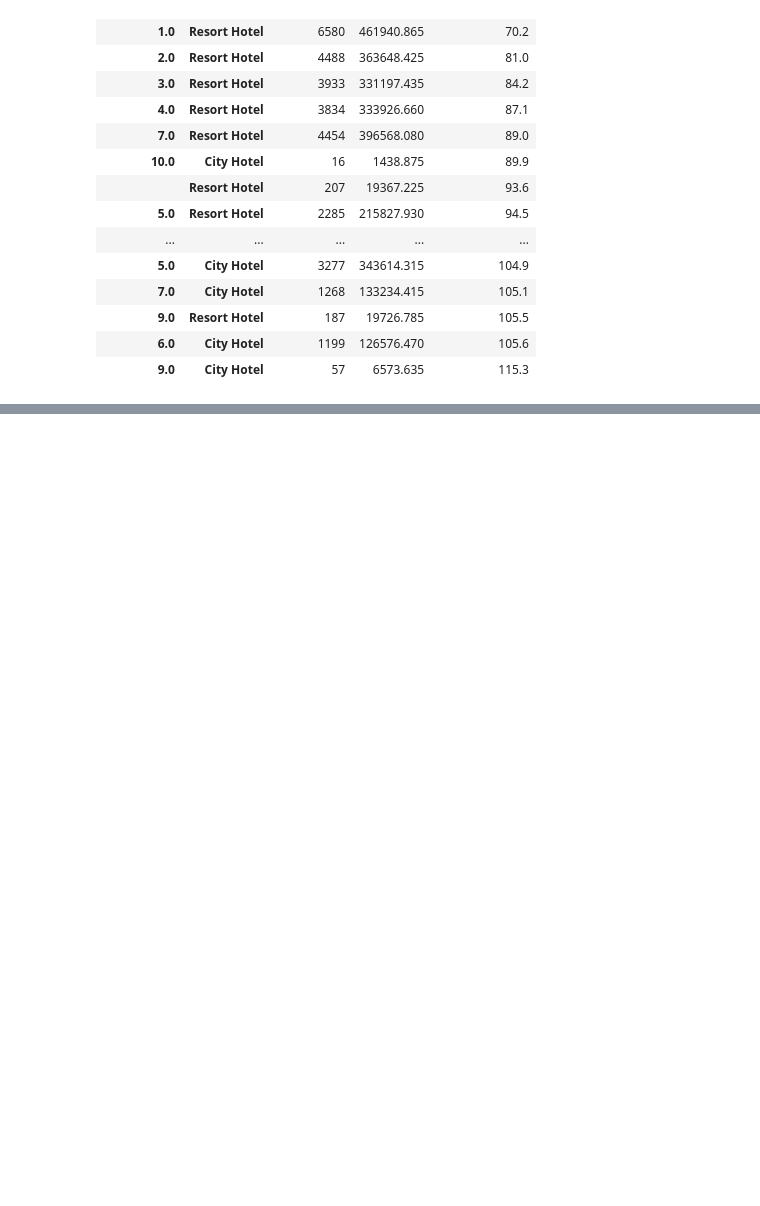
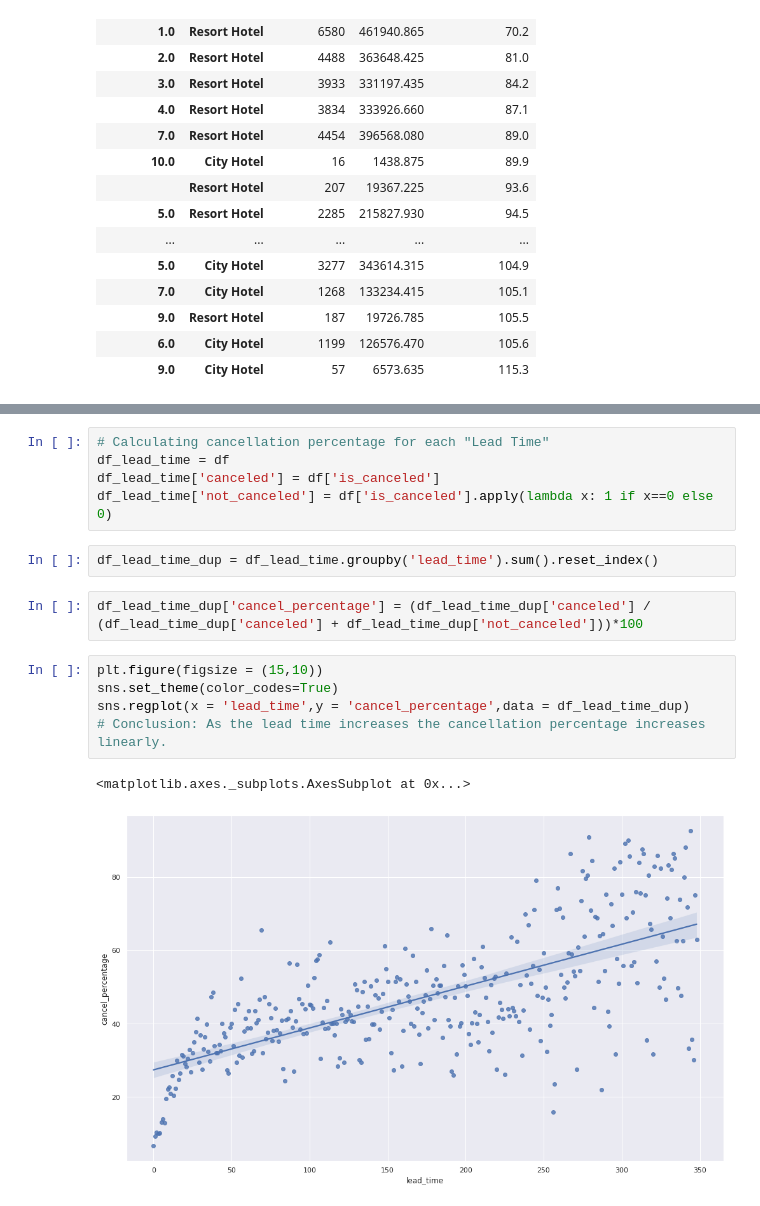
Before and after one commit to SethupathyM/EDA---Capstone-Project, a Jupyter notebook: Hotel_Booking_Capstone_Project.ipynb, the cells around one changed output, grey strips where cells are left out. Drawn from its saved outputs; the diff is of its cells as text; blank space fills up the shorter version.

```diff
--- a/Hotel_Booking_Capstone_Project.ipynb
+++ b/Hotel_Booking_Capstone_Project.ipynb
@@ -1024,0 +1069,17 @@ t.sort_values('optimal_length')
+# %%
+# Calculating cancellation percentage for each "Lead Time"
+df_lead_time = df
+df_lead_time['canceled'] = df['is_canceled']
+df_lead_time['not_canceled'] = df['is_canceled'].apply(lambda x: 1 if x==0 else 0)
+# %%
+df_lead_time_dup = df_lead_time.groupby('lead_time').sum().reset_index()
+# %%
+df_lead_time_dup['cancel_percentage'] = (df_lead_time_dup['canceled'] / (df_lead_time_dup['canceled'] + df_lead_time_dup['not_canceled']))*100
+# %%
+plt.figure(figsize = (15,10))
+sns.set_theme(color_codes=True)
+sns.regplot(x = 'lead_time',y = 'cancel_percentage',data = df_lead_time_dup)
+# Conclusion: As the lead time increases the cancellation percentage increases linearly.
+# %% [output]
+<matplotlib.axes._subplots.AxesSubplot at 0x...>
+[figure, added]
```
Also changed, not shown: parts of 4 cells of this notebook.
